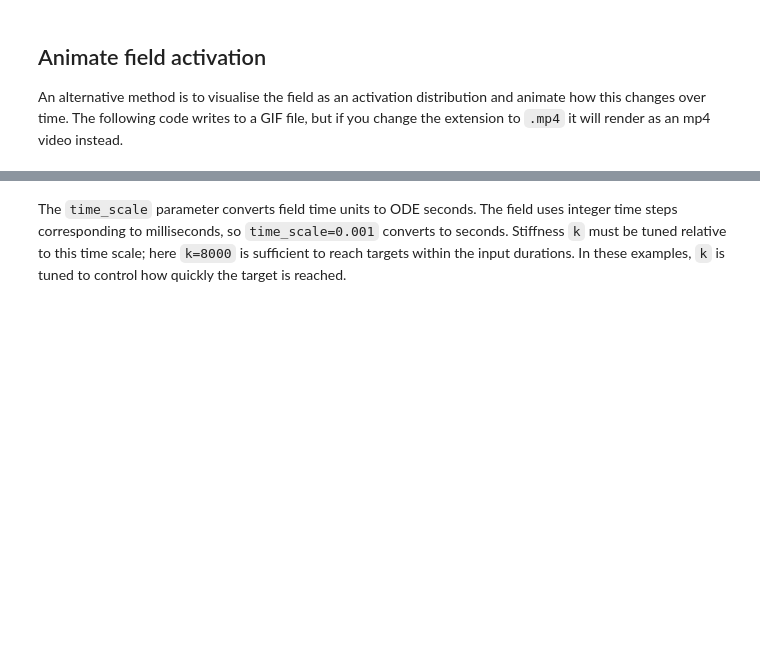
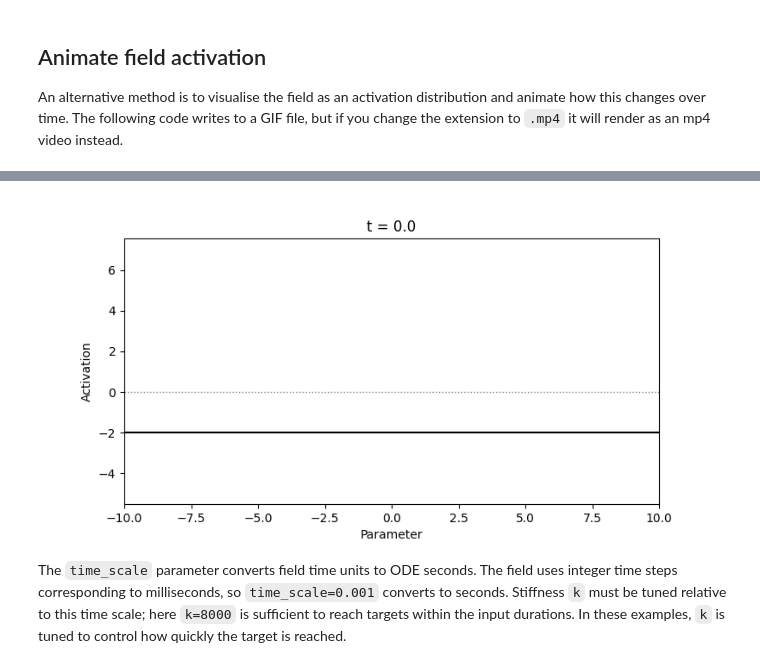
Before and after one commit to samkirkham/PyPhonPlan, a Jupyter notebook: examples/single_field.ipynb, the cells around one changed output, grey strips where cells are left out. Saved outputs shown, nothing was run; the diff lists cells and outputs as text; code cells hidden in the pictures; blank space fills up the shorter version.

Commit message:
Try IPython display img to show GIF on gh

```diff
--- a/examples/single_field.ipynb
+++ b/examples/single_field.ipynb
@@ -91,3 +89,8 @@ animate_field(field.time, field.x, field.activation, save_path="single_field.gif
+# %%
+from IPython.display import Image
+Image(filename="single_field.gif")
+# %% [output]
+[figure, added]
 # %%
 param_peak, act_peak, time = targets.peak_activation(above_threshold=True)
 # %% [markdown]
```
Also changed, not shown: parts of 7 cells of this notebook, 1 other file.
